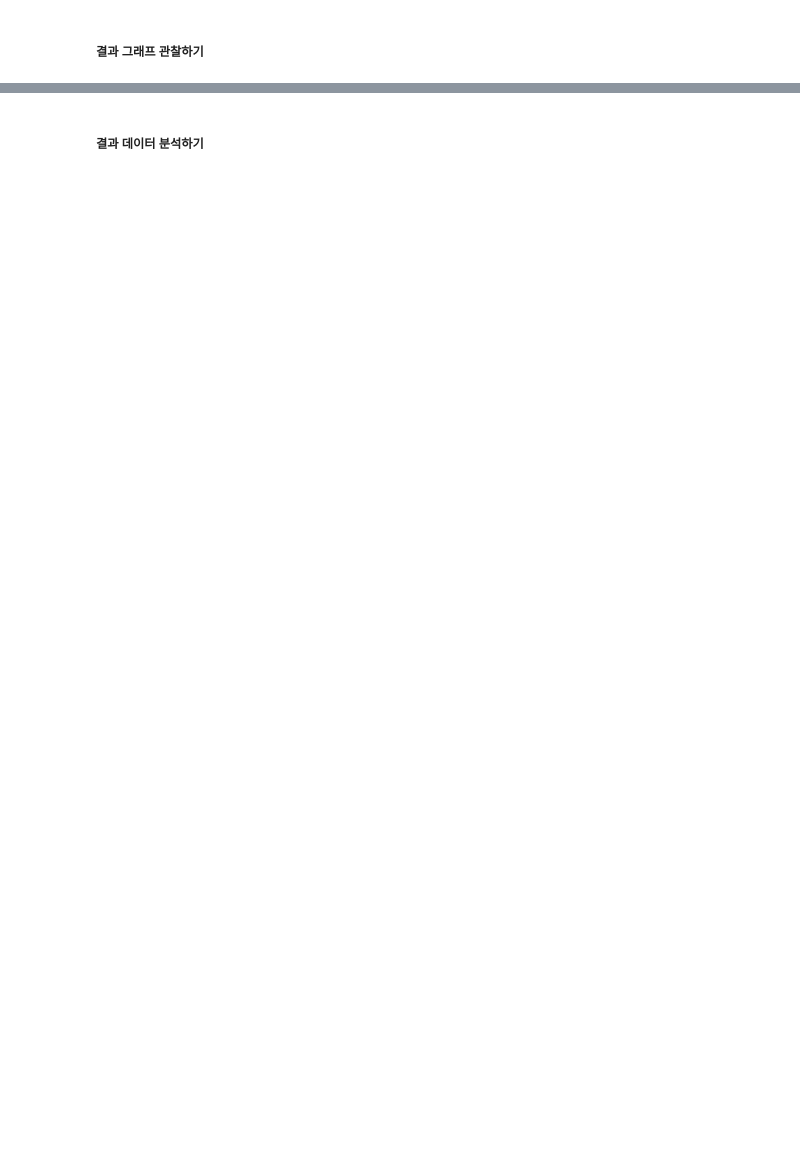
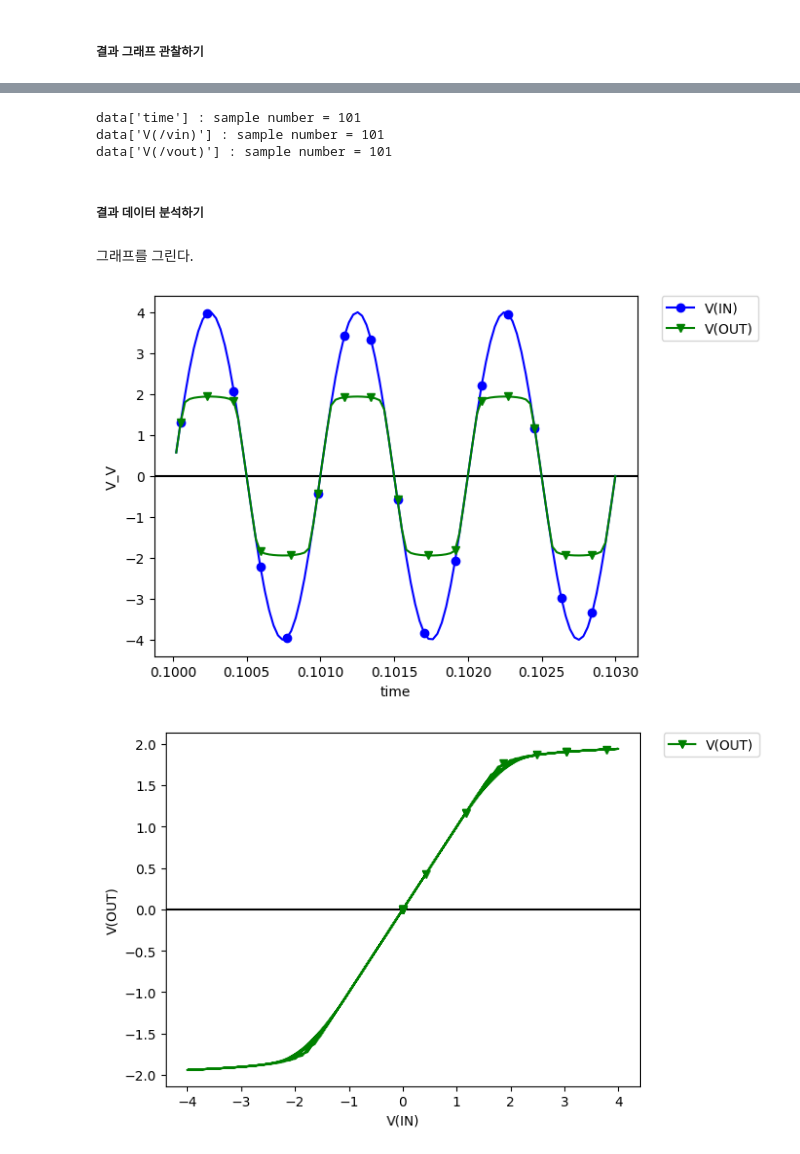
Before and after one commit to ubinos-edu/ece2knu_course_materials, a Jupyter notebook: app/ece2knu_ch03_diode_application/ch03.ipynb, the cells around one changed output, grey strips where cells are left out. Saved outputs shown, nothing was run; the diff lists cells and outputs as text; code cells hidden in the pictures; blank space fills up the shorter version.

```diff
--- a/app/ece2knu_ch03_diode_application/ch03.ipynb
+++ b/app/ece2knu_ch03_diode_application/ch03.ipynb
@@ -42,32 +54,41 @@ display_image("./data/ch03_03_03_03_result.png", width=700)
+# %%
+# 실험 결과 파일을 읽는다.
+data = get_simulation_result_kicad('./data/ch03_03_03_03_result_data.csv')
+# %% [output]
+data['time'] : sample number = 101
+data['V(/vin)'] : sample number = 101
+data['V(/vout)'] : sample number = 101
 # %% [markdown]
 ##### 결과 데이터 분석하기
+# %% [markdown]
+그래프를 그린다.
 # %%
-# 실험 결과 파일을 읽는다.
-data = get_simulation_result_kicad('./data/ch03_03_03_03_result.csv')
-
 # 실험 결과에서 시간, 입력 전압, 출력 전압을 가져온다.
 times = data['time']
 vins = data['V(/vin)']
 vouts = data['V(/vout)']
 
 # 필터를 적용해 잡음을 줄인다.
 # vins = savgol_filter(vins, 100, 2)
 # vouts = savgol_filter(vouts, 100, 2)
 
 # 시간을 x축, 전압들을 y축으로 하는 그래프를 그린다.
 plt.xlabel('time')
 plt.ylabel('V_V')
 plt.axhline(0, color='black')
 # plt.axvline(0, color='black')
 draw_plot(times, vins, 'V(IN)', 0)
 draw_plot(times, vouts, 'V(OUT)', 1)
 plt.show()
 
 
 # vin을 x축, vout을 y축으로 하는 그래프를 그린다.
 plt.xlabel('V(IN)')
 plt.ylabel('V(OUT)')
 plt.axhline(0, color='black')
 # plt.axvline(0, color='black')
 draw_plot(vins, vouts, 'V(OUT)', 1)
 plt.show()
+# %% [output]
+[figure, added]
+[figure, added]
```
Also changed, not shown: parts of 32 cells of this notebook, 20 other files.
